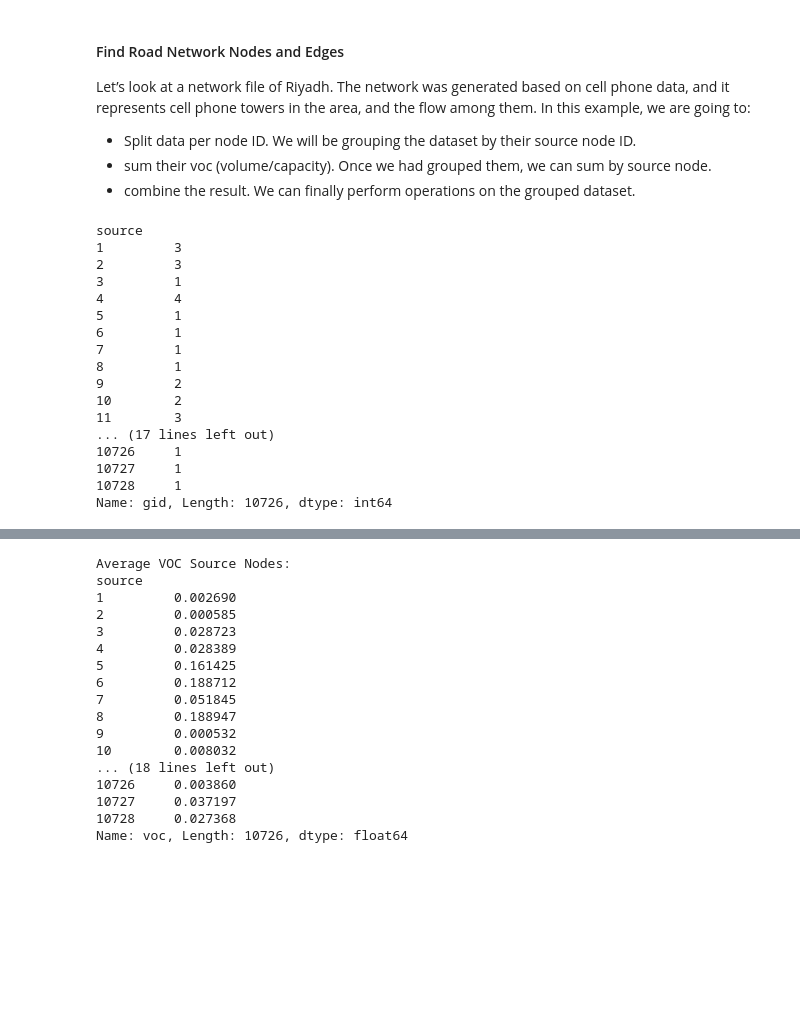
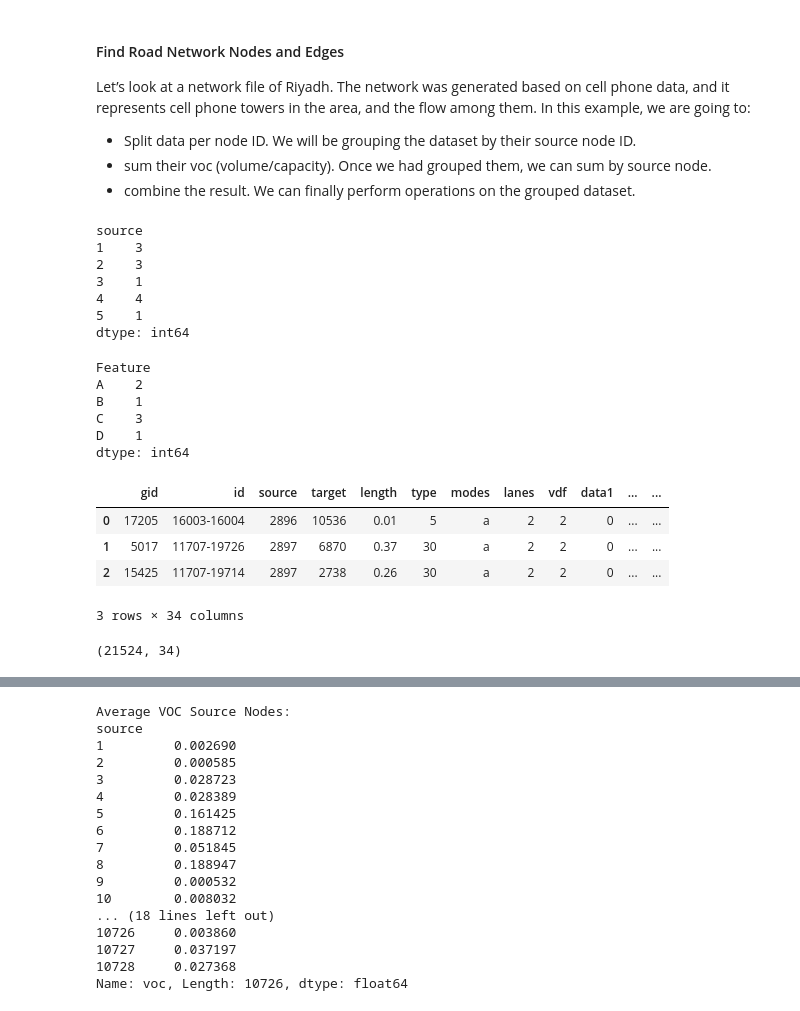
Before and after one commit to civic-data-design-lab/16_11.S947, a Jupyter notebook: week3/02. Pandas Introduction.ipynb, the cells around one changed output, grey strips where cells are left out. Drawn from its saved outputs; the diff is of its cells as text; code cells hidden in the pictures; blank space fills up the shorter version.

```diff
--- a/week3/02. Pandas Introduction.ipynb
+++ b/week3/02. Pandas Introduction.ipynb
@@ -242,22 +260,51 @@ grouped_sources = edges['gid'].groupby(edges['source'])
 
 ## count and combine
 edges_per_node = grouped_sources.count()
-edges_per_node
+## show the first 5 rows
+edges_per_node.head(5)
 # %% [output]
 source
-1         3
-2         3
-3         1
-4         4
-5         1
-6         1
-7         1
-8         1
-9         2
-10        2
-11        3
-... (17 lines left out)
-10726     1
-10727     1
-10728     1
-Name: gid, Length: 10726, dtype: int64
+1    3
+2    3
+3    1
+4    4
+5    1
+dtype: int64
+# %%
+# Test a small dataset
+# Import the file
+edges=pd.read_csv("data/test.csv")
+edges.head()
+
+# Group the edges by their source
+grouped_sources = edges['GID'].groupby(edges['Feature'])
+
+## count and combine
+edges_per_node = grouped_sources.count()
+## show the first 5 rows
+edges_per_node
+# %% [output]
+Feature
+A    2
+B    1
+C    3
+D    1
+dtype: int64
+# %%
+# Import the file
+edges=pd.read_csv("data/riyadh_edges.csv")
+edges.head(3)
+# %% [output]
+|  | gid | id | source | target | length | type | modes | lanes | vdf | data1 | ... | ... |
+| 0 | 17205 | 16003-16004 | 2896 | 10536 | 0.01 | 5 | a | 2 | 2 | 0 | ... | ... |
+| 1 | 5017 | 11707-19726 | 2897 | 6870 | 0.37 | 30 | a | 2 | 2 | 0 | ... | ... |
+| 2 | 15425 | 11707-19714 | 2897 | 2738 | 0.26 | 30 | a | 2 | 2 | 0 | ... | ... |
+3 rows × 34 columns
+# %%
+# Import the file
+edges=pd.read_csv("data/riyadh_edges.csv")
+edges.head(3)
+# Dataset structure
+edges.shape
+# %% [output]
+(21524, 34)
```
Also changed, not shown: parts of 10 cells of this notebook, 1 other file.
